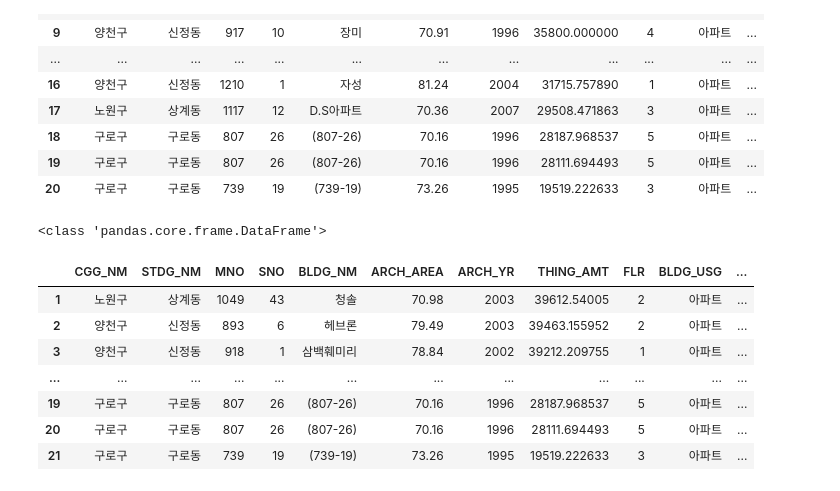
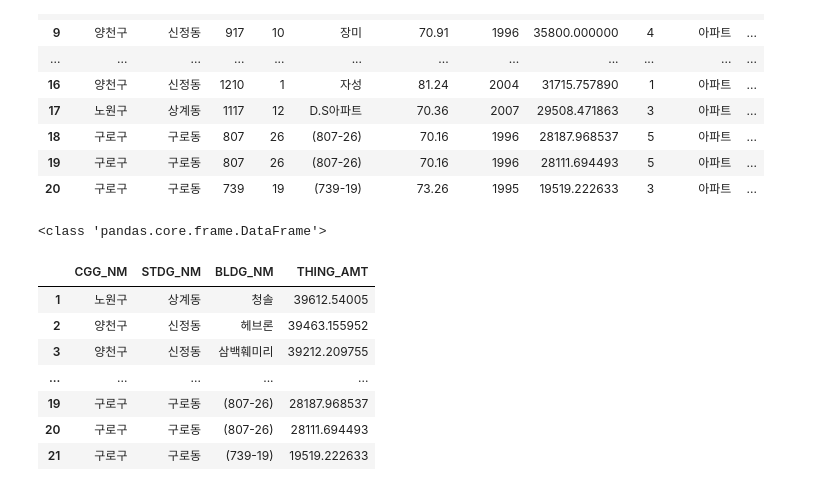
Before and after one commit to vlftmd6008/sp_basicproject1231, a Jupyter notebook: basicpro.ipynb, the cells around one changed output. Drawn from its saved outputs; the diff is of its cells as text; code cells hidden in the pictures.

```diff
--- a/basicpro.ipynb
+++ b/basicpro.ipynb
@@ -933,27 +933,28 @@ final_real_estate_df
 # %%
 print(type(final_real_estate_df))
 final_real_estate_df = pd.DataFrame(final_real_estate_df)
 
+final_real_estate_df = final_real_estate_df[['CGG_NM', 'STDG_NM', 'BLDG_NM', 'THING_AMT']]
 final_real_estate_df
 final_real_estate_df.reset_index(drop=True, inplace=True)
 final_real_estate_df.index = range(1, len(final_real_estate_df) + 1)
 
 head2 = final_real_estate_df.head(3)
 tail2 = final_real_estate_df.tail(3)
 
 
 ellipsis2 = pd.DataFrame([['...'] * final_real_estate_df.shape[1]], columns=final_real_estate_df.columns)
 ellipsis2.index = ['...']
 
 preview2 = pd.concat([head2, ellipsis2, tail2])
 preview2
 # %% [output]
 <class 'pandas.core.frame.DataFrame'>
-|  | CGG_NM | STDG_NM | MNO | SNO | BLDG_NM | ARCH_AREA | ARCH_YR | THING_AMT | FLR | BLDG_USG | ... |
-| 1 | 노원구 | 상계동 | 1049 | 43 | 청솔 | 70.98 | 2003 | 39612.54005 | 2 | 아파트 | ... |
-| 2 | 양천구 | 신정동 | 893 | 6 | 헤브론 | 79.49 | 2003 | 39463.155952 | 2 | 아파트 | ... |
-| 3 | 양천구 | 신정동 | 918 | 1 | 삼백훼미리 | 78.84 | 2002 | 39212.209755 | 1 | 아파트 | ... |
-| ... | ... | ... | ... | ... | ... | ... | ... | ... | ... | ... | ... |
-| 19 | 구로구 | 구로동 | 807 | 26 | (807-26) | 70.16 | 1996 | 28187.968537 | 5 | 아파트 | ... |
-| 20 | 구로구 | 구로동 | 807 | 26 | (807-26) | 70.16 | 1996 | 28111.694493 | 5 | 아파트 | ... |
-| 21 | 구로구 | 구로동 | 739 | 19 | (739-19) | 73.26 | 1995 | 19519.222633 | 3 | 아파트 | ... |
+|  | CGG_NM | STDG_NM | BLDG_NM | THING_AMT |
+| 1 | 노원구 | 상계동 | 청솔 | 39612.54005 |
+| 2 | 양천구 | 신정동 | 헤브론 | 39463.155952 |
+| 3 | 양천구 | 신정동 | 삼백훼미리 | 39212.209755 |
+| ... | ... | ... | ... | ... |
+| 19 | 구로구 | 구로동 | (807-26) | 28187.968537 |
+| 20 | 구로구 | 구로동 | (807-26) | 28111.694493 |
+| 21 | 구로구 | 구로동 | (739-19) | 19519.222633 |
```
